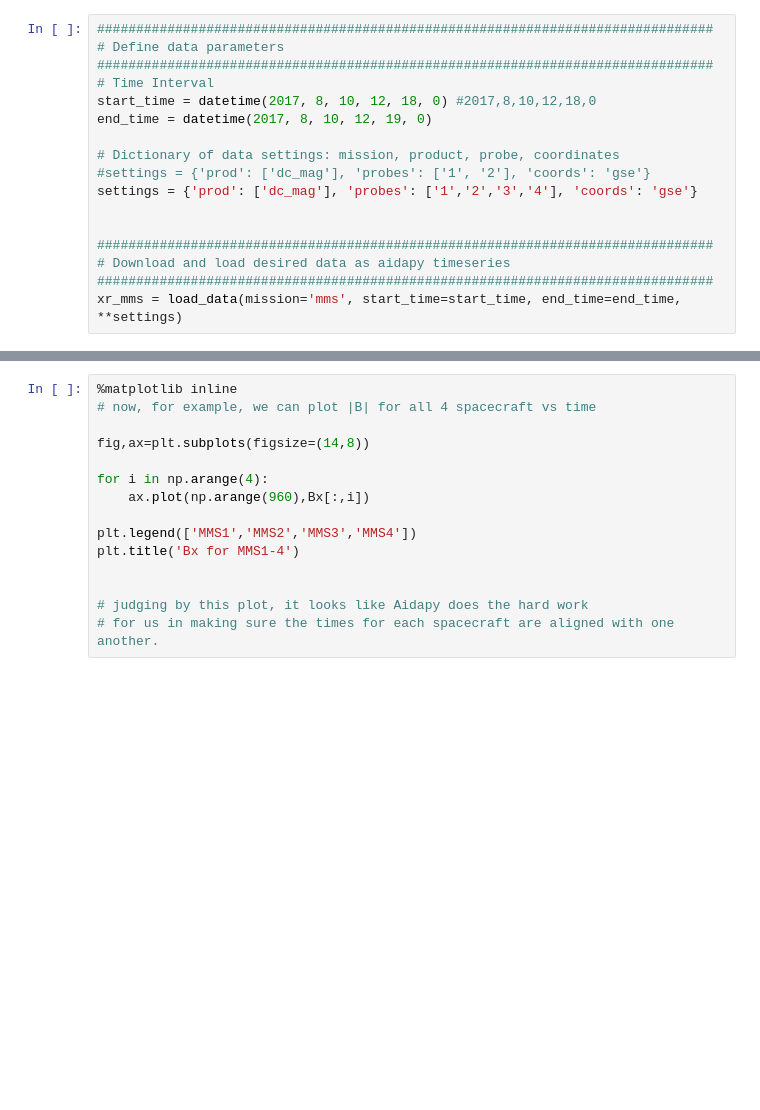
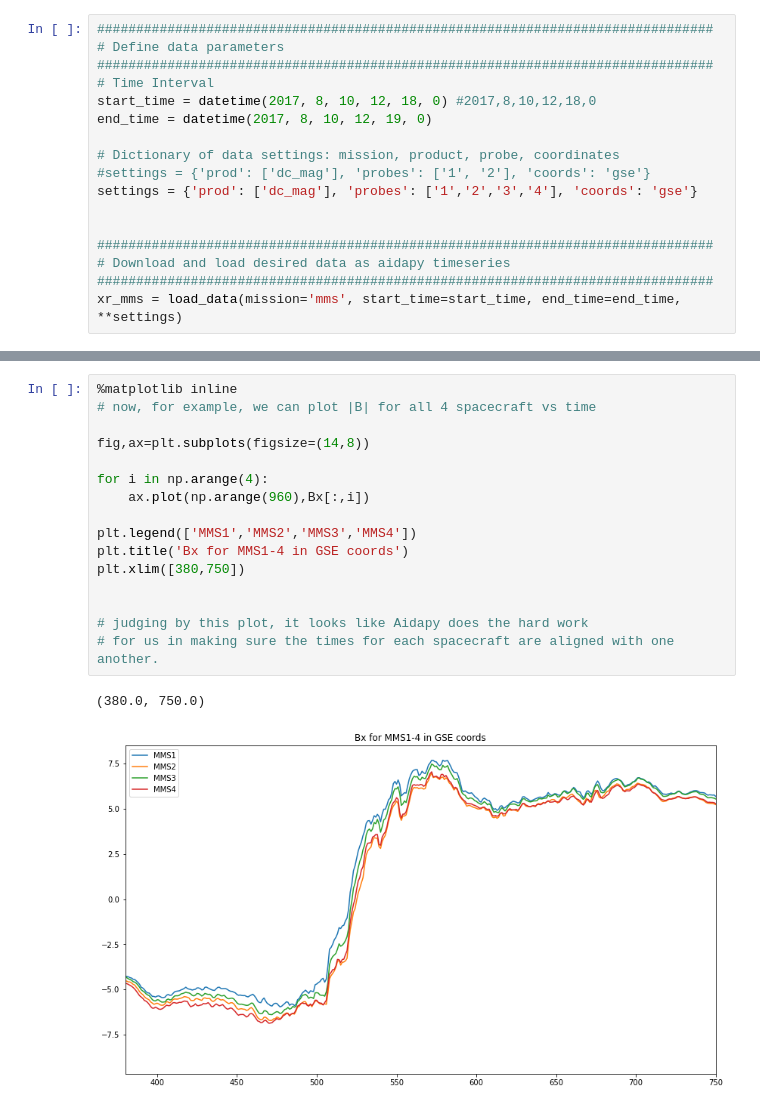
Before and after one commit to schroeder24/Python_primer_with_MMS, a Jupyter notebook: PythonMMStutorial.ipynb, the cells around one changed output, grey strips where cells are left out. Saved outputs shown, nothing was run; the diff lists cells and outputs as text; blank space fills up the shorter version.

```diff
--- a/PythonMMStutorial.ipynb
+++ b/PythonMMStutorial.ipynb
@@ -189,15 +260,19 @@ Btot
 # %%
 %matplotlib inline
 # now, for example, we can plot |B| for all 4 spacecraft vs time
 
 fig,ax=plt.subplots(figsize=(14,8))
 
 for i in np.arange(4):
     ax.plot(np.arange(960),Bx[:,i])
 
 plt.legend(['MMS1','MMS2','MMS3','MMS4'])
-plt.title('Bx for MMS1-4')
+plt.title('Bx for MMS1-4 in GSE coords')
+plt.xlim([380,750])
 
 
 # judging by this plot, it looks like Aidapy does the hard work
 # for us in making sure the times for each spacecraft are aligned with one another.
+# %% [output]
+(380.0, 750.0)
+[figure, added]
```
Also changed, not shown: parts of 12 cells of this notebook.
